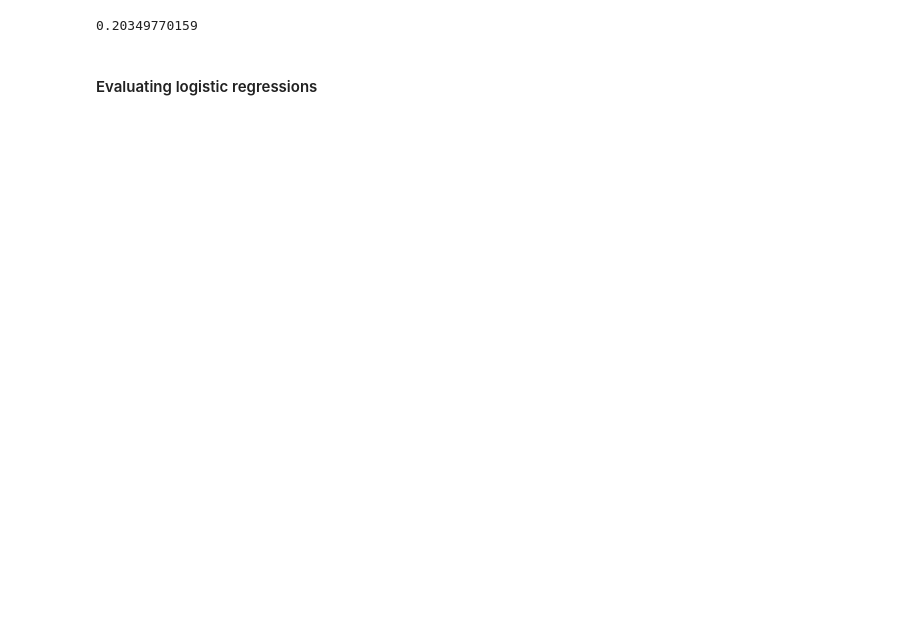
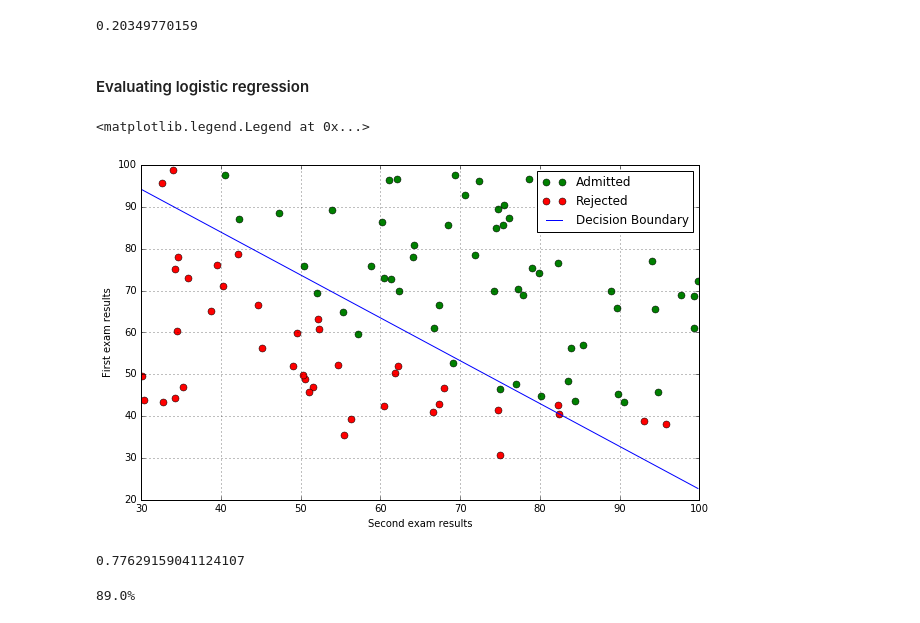
Before and after one commit to biroc/ml-coursera, a Jupyter notebook: Logistic Regression/ex2.ipynb, the cells around one changed output. Saved outputs shown, nothing was run; the diff lists cells and outputs as text; code cells hidden in the pictures; blank space fills up the shorter version.

Commit message:
logistic regression first exercise

```diff
--- a/Logistic Regression/ex2.ipynb
+++ b/Logistic Regression/ex2.ipynb
@@ -17,19 +17,24 @@ X = np.transpose(np.array(data[:-1]))
 Y = np.transpose(np.array(data[-1:]))
 
 m = len(Y)
+# Add column of 1s.
+X = np.insert(X,0,1,axis=1)
 
 #Plot initial data
 admitted = np.array([X[i] for i in range(len(Y)) if Y[i] == 1])
 rejected = np.array([X[i] for i in range(len(Y)) if Y[i] == 0])
 
-plt.figure(figsize=(10,6))
-plt.plot(admitted[:,0],admitted[:,1],'go',markersize=7, label="Admitted")
-plt.plot(rejected[:,0],rejected[:,1],'ro', markersize=7, label="Rejected")
-plt.ylabel('First exam results')
-plt.xlabel('Second exam results')
-plt.legend(loc='upper right')
-plt.legend()
-plt.grid(True)
+def plot():
+    plt.figure(figsize=(10,6))
+    plt.plot(admitted[:,1],admitted[:,2],'go',markersize=7, label="Admitted")
+    plt.plot(rejected[:,1],rejected[:,2],'ro', markersize=7, label="Rejected")
+    plt.ylabel('First exam results')
+    plt.xlabel('Second exam results')
+    plt.legend(loc='upper right')
+    plt.legend()
+    plt.grid(True)
+
+plot()
 # %% [output]
 [figure]
 # %% [markdown]
@@ -90,4 +94,44 @@ print compute_cost(optimum_weights, X, Y)
 # %% [output]
 0.20349770159
 # %% [markdown]
-#### Evaluating logistic regressions
+#### Evaluating logistic regression
+# %%
+# Initially plot decision boundry
+plot_x = np.array([np.min(X[:,1]), np.max(X[:,1])])
+plot_y = (-1./optimum_weights[2])*(optimum_weights[0] + optimum_weights[1]*plot_x)
+plot()
+plt.plot(plot_x,plot_y,'b-',label='Decision Boundary')
+plt.legend()
+# %% [output]
+<matplotlib.legend.Legend at 0x...>
+[figure, added]
+# %%
+"""
+After learning the parameters, you can use the model to predict
+whether a particular student will be admitted. For a student
+with an Exam 1 score of 45 and an Exam 2 score of 85,
+you should expect to see an admission probability of 0.776.
+"""
+hypothesis([1.,45.,85.],optimum_weights)
+# %% [output]
+0.77629159041124107
+# %%
+def classify_positive(features, weights):
+    return hypothesis(features, weights) >= 0.5
+
+def classify_negative(features, weights):
+    return hypothesis(features, weights) < 0.5
+
+# How many of the students we know are admitted are classified as positive
+correct_positives = np.sum(classify_positive(admitted, optimum_weights))
+
+# How many of the students we know are rejected are classified as negative
+correct_negatives = np.sum(classify_negative(rejected, optimum_weights))
+
+total_correct = correct_positives + correct_negatives
+total_results = len(admitted) + len(rejected)
+correct = float(total_correct) / total_results
+
+print str(correct * 100) + "%"
+# %% [output]
+89.0%
```
Also changed, not shown: parts of 2 cells of this notebook.
